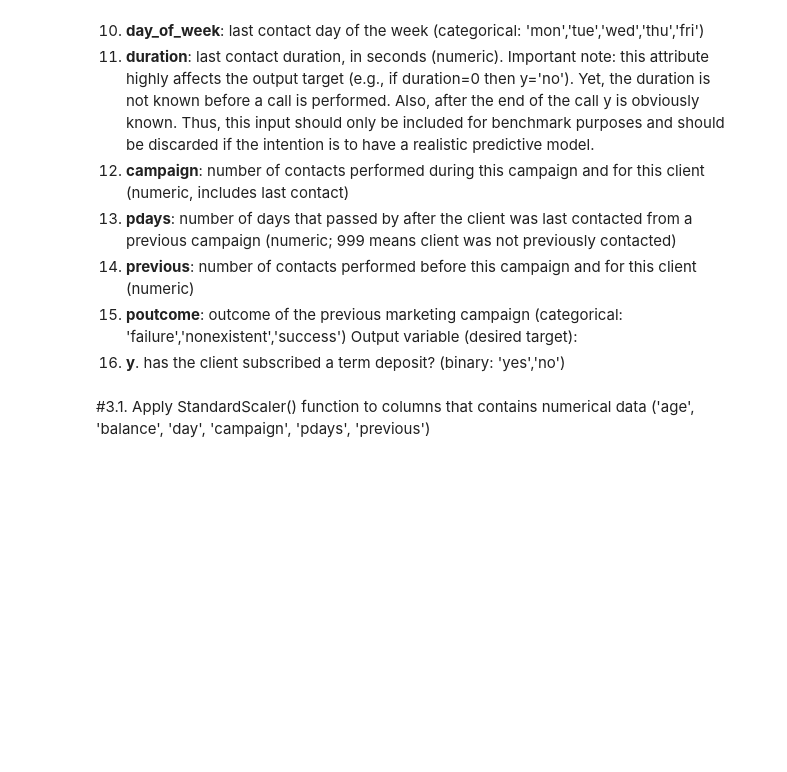
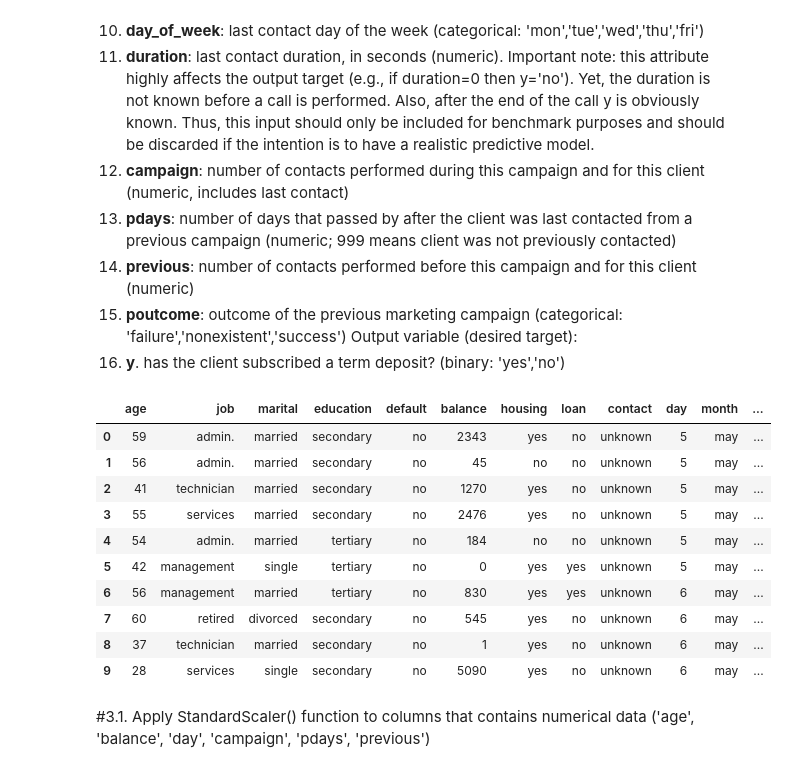
Before and after one commit to NguyenThiTrucMai/MayHoc, a Jupyter notebook: Lab_6_20130321_NguyenThiTrucMai.ipynb, the cells around one changed output. Cells and saved outputs as stored; diff of their text form; code cells hidden in the pictures; blank space fills up the shorter version.

```diff
--- a/Lab_6_20130321_NguyenThiTrucMai.ipynb
+++ b/Lab_6_20130321_NguyenThiTrucMai.ipynb
@@ -173,2 +183,17 @@ Output variable (desired target):
+# %%
+dataset = pd.read_csv("bank.csv")
+dataset.head(10)
+# %% [output]
+|  | age | job | marital | education | default | balance | housing | loan | contact | day | month | ... |
+| 0 | 59 | admin. | married | secondary | no | 2343 | yes | no | unknown | 5 | may | ... |
+| 1 | 56 | admin. | married | secondary | no | 45 | no | no | unknown | 5 | may | ... |
+| 2 | 41 | technician | married | secondary | no | 1270 | yes | no | unknown | 5 | may | ... |
+| 3 | 55 | services | married | secondary | no | 2476 | yes | no | unknown | 5 | may | ... |
+| 4 | 54 | admin. | married | tertiary | no | 184 | no | no | unknown | 5 | may | ... |
+| 5 | 42 | management | single | tertiary | no | 0 | yes | yes | unknown | 5 | may | ... |
+| 6 | 56 | management | married | tertiary | no | 830 | yes | yes | unknown | 6 | may | ... |
+| 7 | 60 | retired | divorced | secondary | no | 545 | yes | no | unknown | 6 | may | ... |
+| 8 | 37 | technician | married | secondary | no | 1 | yes | no | unknown | 6 | may | ... |
+| 9 | 28 | services | single | secondary | no | 5090 | yes | no | unknown | 6 | may | ... |
 # %% [markdown]
 #3.1. Apply StandardScaler() function to columns that contains numerical data ('age', 'balance', 'day', 'campaign', 'pdays', 'previous')
```
Also changed, not shown: parts of 19 cells of this notebook.
